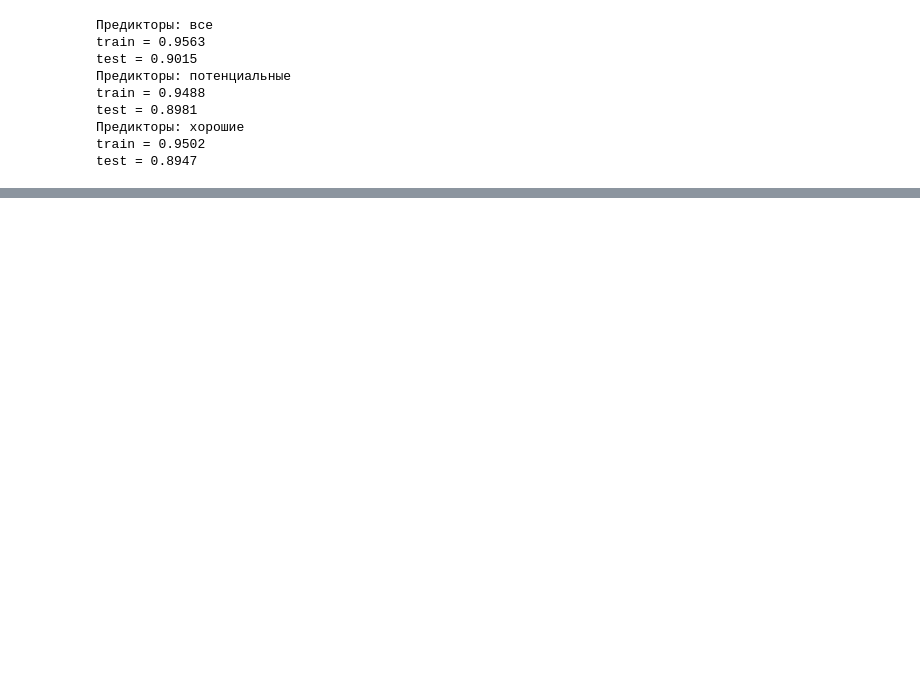
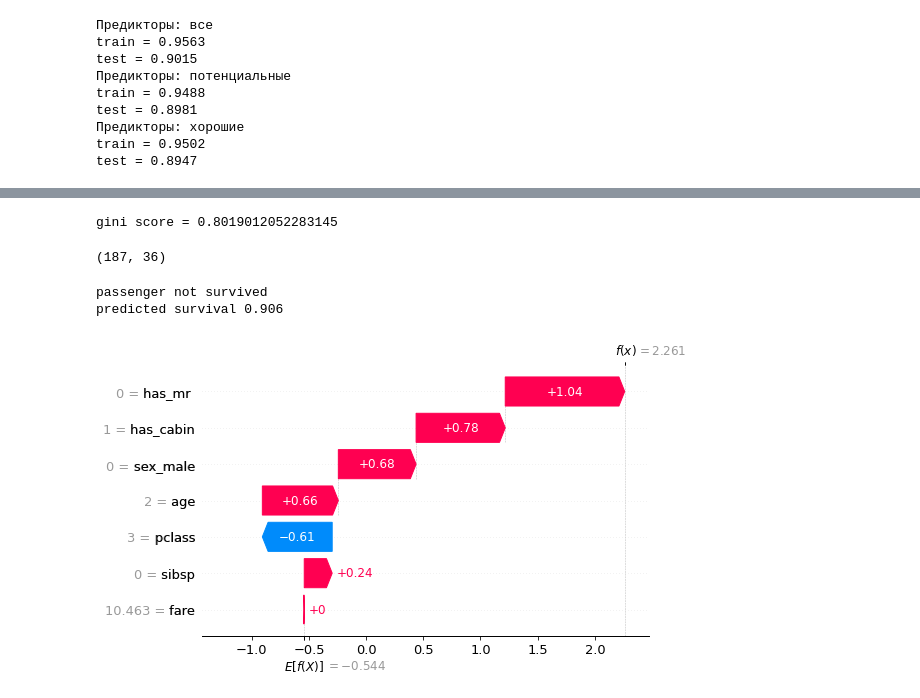
Before and after one commit to LorSong/gaz_titanic, a Jupyter notebook: 2_variables_pipelines_models.ipynb, the cells around one changed output, grey strips where cells are left out. Cells and saved outputs as stored; diff of their text form; code cells hidden in the pictures; blank space fills up the shorter version.

Commit message:
comment fixes, added shap

```diff
--- a/2_variables_pipelines_models.ipynb
+++ b/2_variables_pipelines_models.ipynb
@@ -649,0 +650,40 @@ arr = ['']
+# %%
+# Заного перетрансформируем для удобства.
+feat_gen = Titanic_Feature_Generator(cols_to_keep=good_feat)
+
+X_train_trf = feat_gen.fit_transform(X_train)
+X_test_trf = feat_gen.transform(X_test)
+# %%
+# Фиттим модель
+cb_model_g = cb.CatBoostClassifier(iterations=200, silent=True,)
+cb_model_g.fit(X_train_trf, y_train)
+
+cb_preds = cb_model_g.predict_proba(X_test_trf)[:, 1]
+print(f"gini score = {2 * roc_auc_score(y_test, cb_preds) - 1}")
+# %% [output]
+gini score = 0.8019012052283145
+# %%
+# Ищем неверно классифицированные примеры
+thresh = 0.5
+corr_mask = ((cb_preds >= thresh) & (y_test==1)) | (cb_preds < thresh) & (y_test==0)
+err_mask = ~corr_mask
+
+corr_idxs = np.where(corr_mask)[0]
+err_idxs = np.where(err_mask)[0]
+
+corr_mask.sum(), err_mask.sum()
+# %% [output]
+(187, 36)
+# %%
+# инициализируем shap
+explainer = shap.Explainer(cb_model_g)
+shap_values = explainer(X_test_trf)
+# %%
+i = 2
+print(f"passenger {'survived' if y_test.iloc[err_idxs[i]]==1 else 'not survived'}")
+print(f"predicted survival {cb_preds[err_idxs[i]]:.3f}")
+shap.plots.waterfall(shap_values[err_idxs[i]])
+# %% [output]
+passenger not survived
+predicted survival 0.906
+[figure, added]
```
Also changed, not shown: parts of 15 cells of this notebook, 3 other files.
